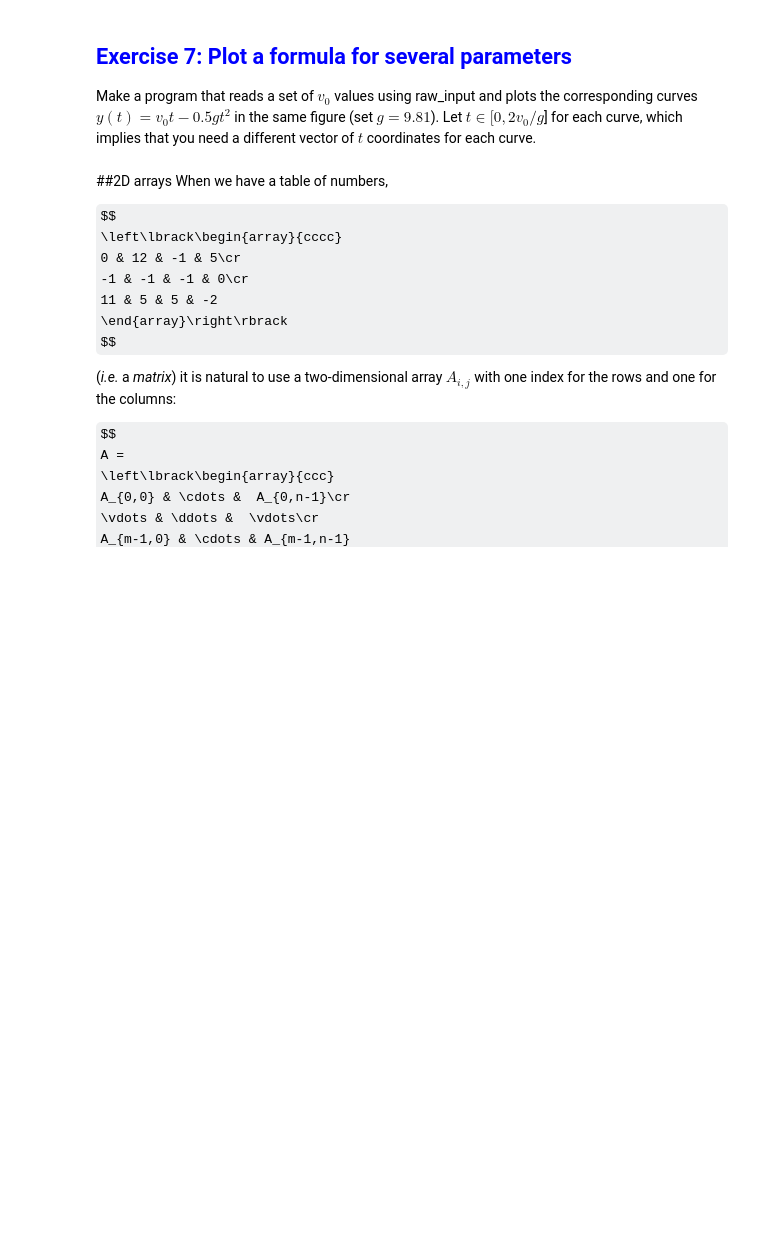
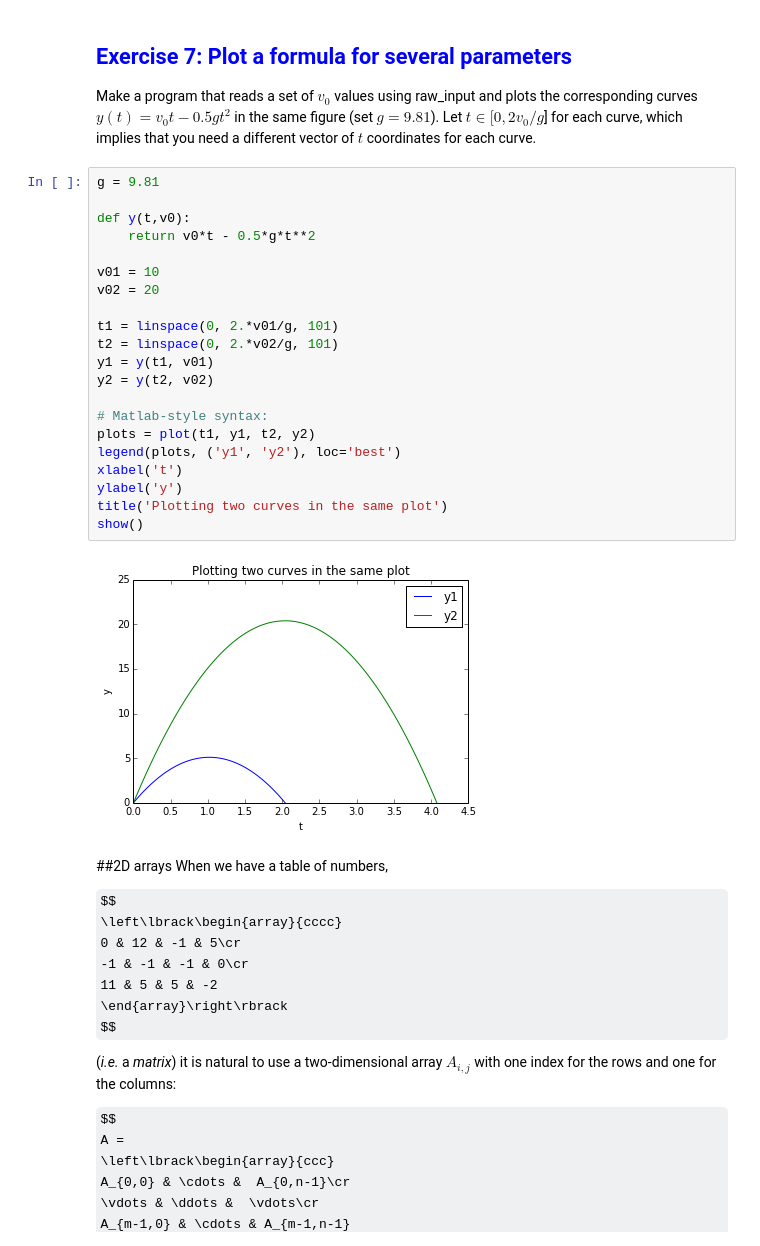
Before and after one commit to thomasgibson/Introduction-to-Python-programming-for-MPECDT, a Jupyter notebook: notebook/Python-4.ipynb, the cells around one changed output. Cells and saved outputs as stored; diff of their text form; some formulas as TeX source; blank space fills up the shorter version.

```diff
--- a/notebook/Python-4.ipynb
+++ b/notebook/Python-4.ipynb
@@ -381,6 +381,29 @@ For further examples check out the [PyLab website](http://scipy.org/PyLab).
 # %% [markdown]
 ## <span style="color:blue">Exercise 7: Plot a formula for several parameters</span>
 Make a program that reads a set of $v_0$ values using raw_input and plots the corresponding curves $y(t) = v_0t − 0.5gt^2$ in the same figure (set $g = 9.81$). Let $t \in [0, 2v_0/g$] for each curve, which implies that you need a different vector of $t$ coordinates for each curve.
+# %%
+g = 9.81
+
+def y(t,v0):
+    return v0*t - 0.5*g*t**2
+
+v01 = 10
+v02 = 20
+
+t1 = linspace(0, 2.*v01/g, 101)
+t2 = linspace(0, 2.*v02/g, 101)
+y1 = y(t1, v01)
+y2 = y(t2, v02)
+
+# Matlab-style syntax:
+plots = plot(t1, y1, t2, y2)
+legend(plots, ('y1', 'y2'), loc='best')
+xlabel('t')
+ylabel('y')
+title('Plotting two curves in the same plot')
+show()
+# %% [output]
+[figure, added]
 # %% [markdown]
 ##2D arrays
 When we have a table of numbers,
```
Also changed, not shown: parts of 2 cells of this notebook.
